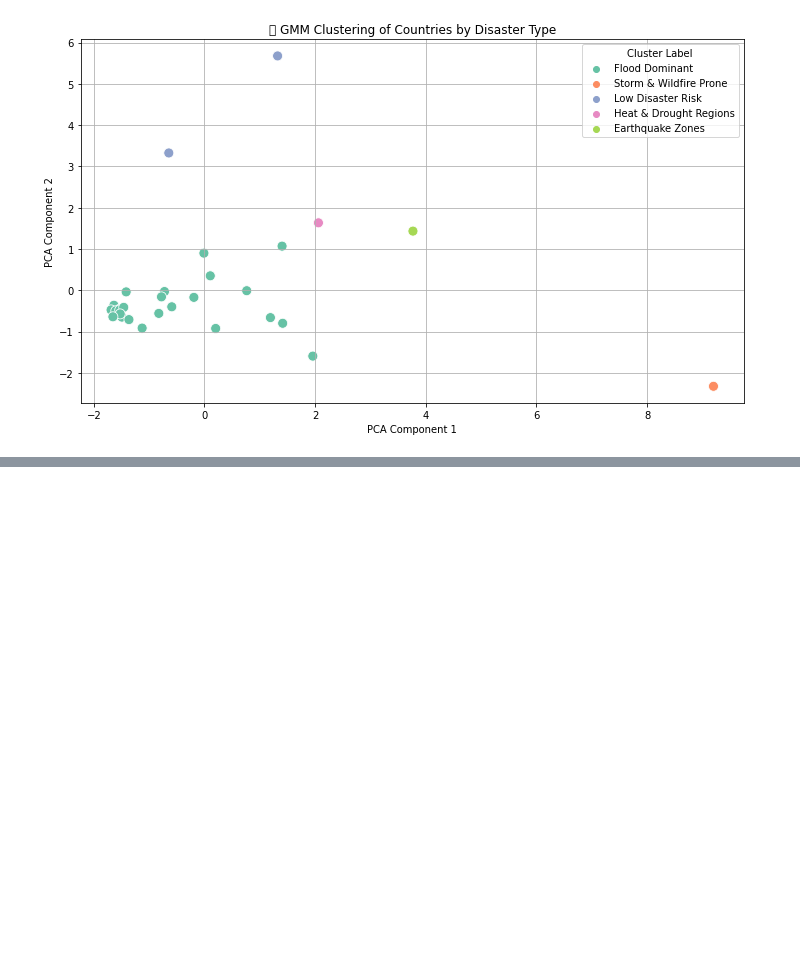
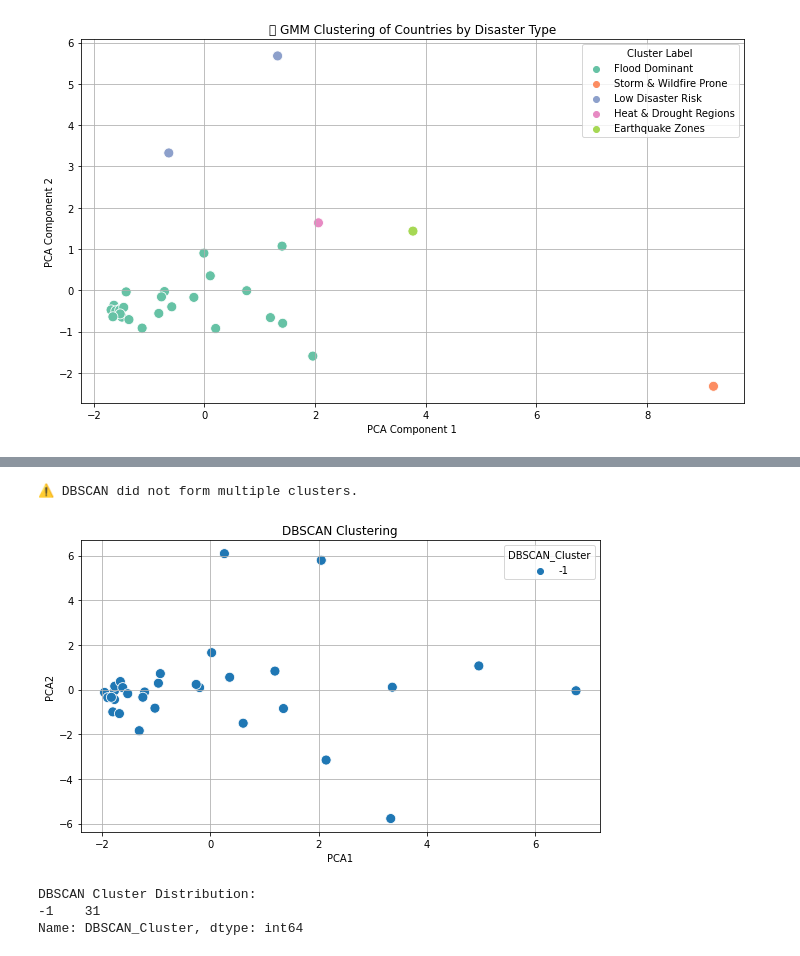
Before and after one commit to Nikhitha-N/Climate-Disaster-Prediction-System, a Jupyter notebook: Scripts/clustering.ipynb, the cells around one changed output, grey strips where cells are left out. Drawn from its saved outputs; the diff is of its cells as text; code cells hidden in the pictures; blank space fills up the shorter version.

```diff
--- a/Scripts/clustering.ipynb
+++ b/Scripts/clustering.ipynb
@@ -473,0 +607,15 @@ fig.show()
+# %%
+# Step 9: Add Descriptive Labels for KMeans Clusters
+cluster_profile = df.groupby("KMeans_Cluster")[features].mean()
+
+
+# 🔖 Based on inspection, define labels (example — change as per actual profile)
+kmeans_labels_map = {
+    0: "Flood Dominant",
+    1: "Storm & Wildfire Prone",
+    2: "Low Disaster Risk",
+    3: "Heat & Drought Affected",
+    4: "Earthquake Zones"
+}
+
+df["KMeans_Label"] = df["KMeans_Cluster"].map(kmeans_labels_map)
@@ -473,0 +637,28 @@ fig.show()
+# %%
+# DBSCAN
+dbscan = DBSCAN(eps=1.0, min_samples=3)
+df["DBSCAN_Cluster"] = dbscan.fit_predict(X_scaled)
+evaluate_clustering(X_scaled, df["DBSCAN_Cluster"], "DBSCAN")
+plot_clusters(df, "DBSCAN_Cluster", "DBSCAN Clustering")
+# %% [output]
+⚠️ DBSCAN did not form multiple clusters.
+[figure, added]
+# %%
+# Count cluster distribution (except noise)
+print("DBSCAN Cluster Distribution:")
+print(df["DBSCAN_Cluster"].value_counts())
+
+# Optional: Assign descriptive labels
+dbscan_labels_map = {
+    0: "Flood Dominant",
+    1: "Drought & Heat",
+    2: "Storm & Wildfire",
+    3: "Low Risk",
+    -1: "Noise"  # Unclustered/noisy points
+}
+
+df["DBSCAN_Label"] = df["DBSCAN_Cluster"].map(dbscan_labels_map)
+# %% [output]
+DBSCAN Cluster Distribution:
+-1    31
+Name: DBSCAN_Cluster, dtype: int64
```
Also changed, not shown: parts of 22 cells of this notebook, 1 other file.
